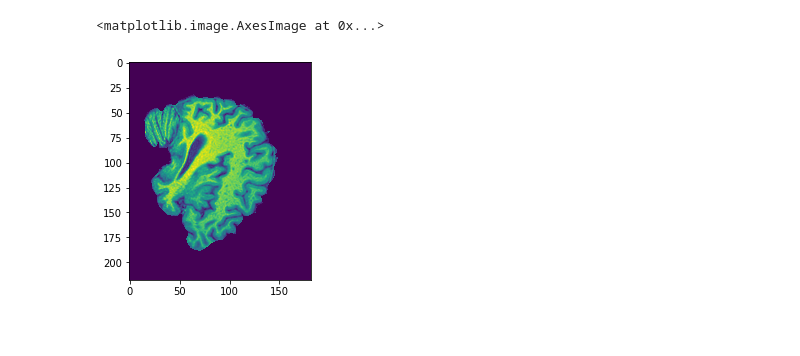
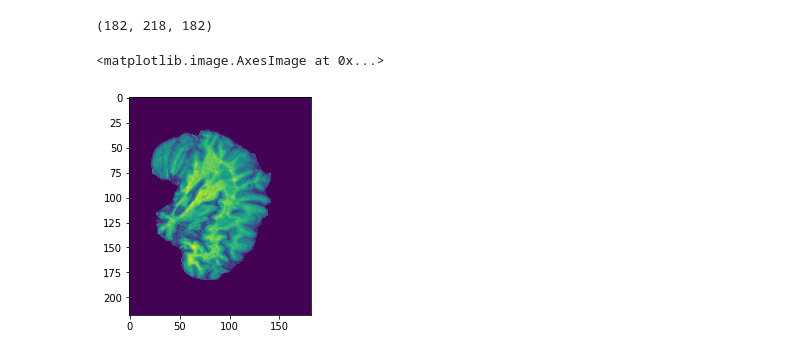
Before and after one commit to bearpelican/rsna_retro, a Jupyter notebook: 07_adni_01.ipynb, the cells around one changed output. Cells and saved outputs as stored; diff of their text form; code cells hidden in the pictures.

```diff
--- a/07_adni_01.ipynb
+++ b/07_adni_01.ipynb
@@ -62,9 +35,8 @@ img.shape
-# %%
-plt.imshow(img[50, :])
-# %% [output]
-<matplotlib.image.AxesImage at 0x...>
-[figure, removed]
+# %%
+img.shape
+# %% [output]
+(182, 218, 182)
 # %%
 def norm(data):
-    return data - data.min() / (data.max() - data.min())
+    return (data - data.min()) / (data.max() - data.min())
 # %%
@@ -74,4 +46,8 @@ def resize(data, target_shape=[128, 128, 128]):
     #print(resized)
     return resized
 # %%
-n = norm(resize(img))
+n = norm(img)
+plt.imshow(n[50, :])
+# %% [output]
+<matplotlib.image.AxesImage at 0x...>
+[figure, added]
```
Also changed, not shown: parts of 41 cells of this notebook, 8 other files.
